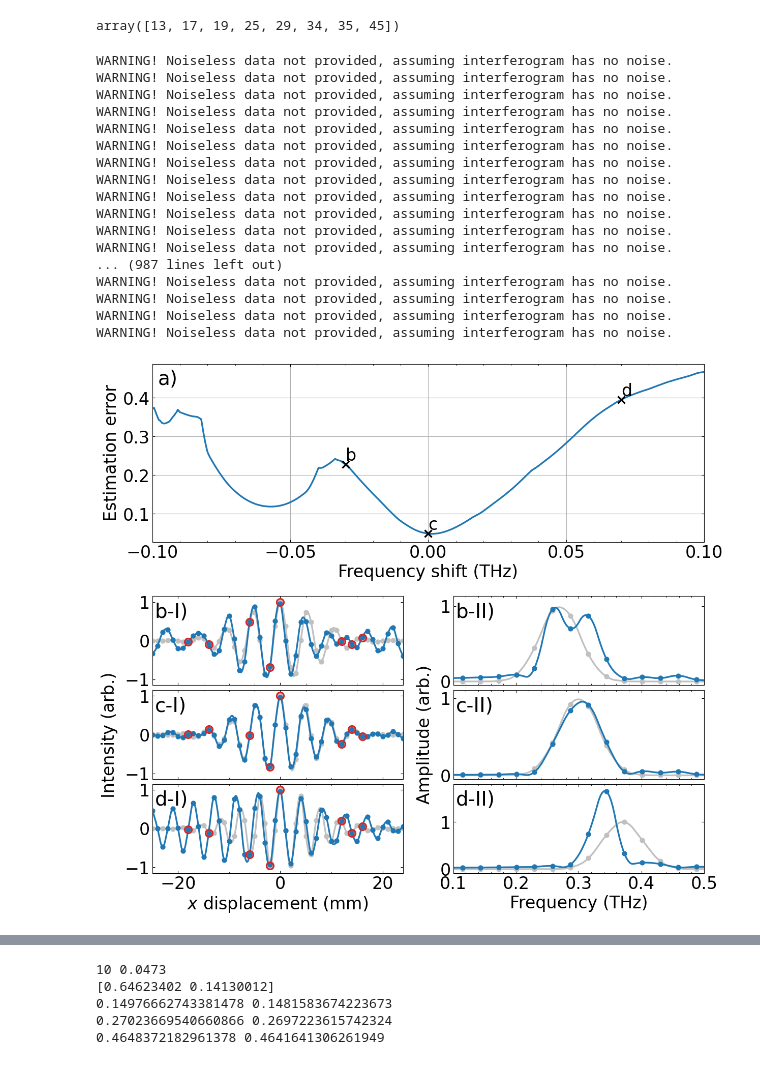
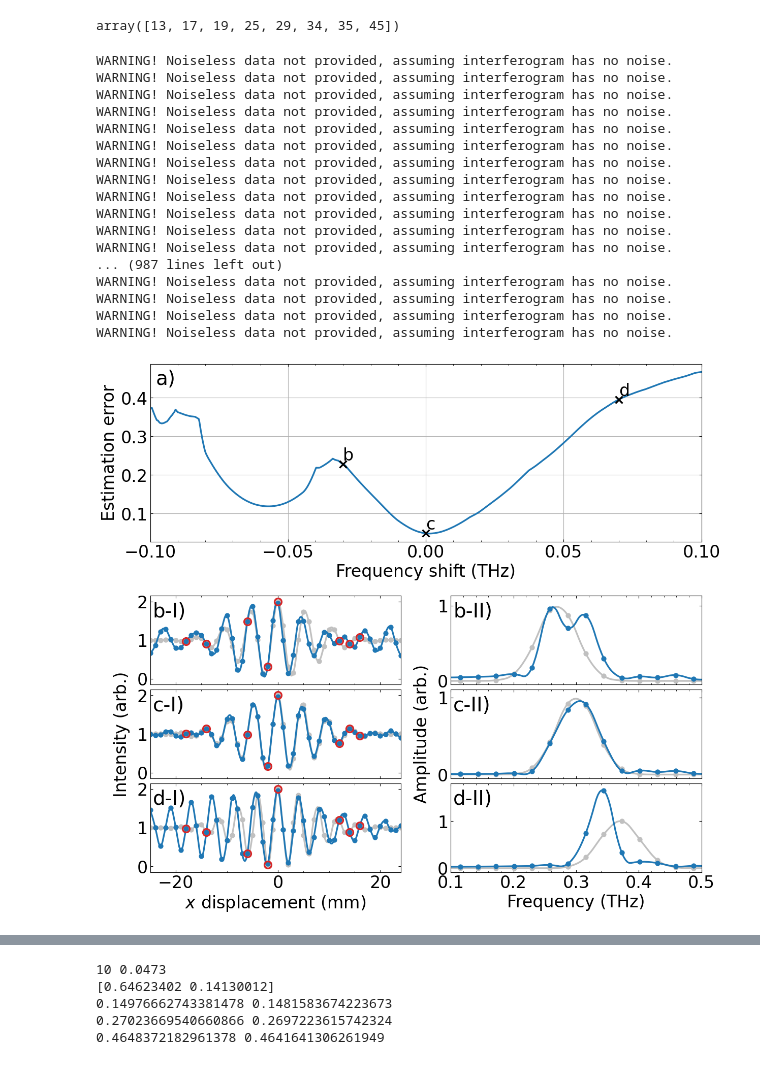
Before and after one commit to Jammi-Dodgers/THz-Compressed-Sensing, a Jupyter notebook: solution_robustness.ipynb, the cells around one changed output, grey strips where cells are left out. Saved outputs shown, nothing was run; the diff lists cells and outputs as text; code cells hidden in the pictures.

```diff
--- a/solution_robustness.ipynb
+++ b/solution_robustness.ipynb
@@ -144,12 +144,12 @@ axs[""].set_axis_off()
 for interfero_title, spectrum_title, target, target_DCT, target_FFT, reconstruction, reconstruction_DCT, reconstruction_FFT, shift, score, samples in \
     zip(["b-I)","c-I)","d-I)"], ["b-II)", "c-II)", "d-II)"], examples["target"], examples["target_DCT"], examples["target_FFT"],examples["reconstruction"], examples["reconstruction_DCT"], examples["reconstruction_FFT"], examples["shift"], examples["score"], examples["samples"]):
 
-    axs[interfero_title].plot(displacement, target, color= "silver", marker= ".", linestyle= "none")
-    axs[interfero_title].plot(cs.interpolate(displacement), cs.interpolate(target), color= "silver")
-    axs[interfero_title].plot(displacement, reconstruction, color= "tab:blue", marker= ".", linestyle= "none")
-    axs[interfero_title].plot(cs.interpolate(displacement), cs.interpolate(reconstruction), color= "tab:blue")
-    axs[interfero_title].plot(displacement, samples, linestyle= "none", marker= "o", markerfacecolor= "none", markeredgecolor= "tab:red")
-    axs[interfero_title].set(xlim= (displacement.min(), displacement.max()), ylim= (-1.15, 1.15))
+    axs[interfero_title].plot(displacement, target +1, color= "silver", marker= ".", linestyle= "none")
+    axs[interfero_title].plot(cs.interpolate(displacement), cs.interpolate(target) +1, color= "silver")
+    axs[interfero_title].plot(displacement, reconstruction +1, color= "tab:blue", marker= ".", linestyle= "none")
+    axs[interfero_title].plot(cs.interpolate(displacement), cs.interpolate(reconstruction) +1, color= "tab:blue")
+    axs[interfero_title].plot(displacement, samples +1, linestyle= "none", marker= "o", markerfacecolor= "none", markeredgecolor= "tab:red")
+    axs[interfero_title].set(xlim= (displacement.min(), displacement.max()), ylim= (-0.15, 2.15), yticks= [0,1,2])
     axs[interfero_title].tick_params(labelbottom= False)
     axs[interfero_title].annotate(interfero_title, (0.01,0.93), xycoords= 'axes fraction', ha= "left", va= "top", fontsize= 28)
 
@@ -163,35 +163,35 @@ for interfero_title, spectrum_title, target, target_DCT, target_FFT, reconstruct
 
     axs["a)"].plot(shift*1e-12, score, marker= "x", color= "k")
     axs["a)"].text(shift*1e-12, score +0.01, interfero_title.removesuffix("-I)"))
 
 axs["c-I)"].set_ylabel("Intensity (arb.)", labelpad= 10)
 axs["c-II)"].set_ylabel("Amplitude (arb.)", labelpad= 10)
 axs["d-I)"].set(xlabel= "$x$ displacement (mm)")
 axs["d-I)"].tick_params(labelbottom= True)
 axs["d-II)"].set(xlabel= "Frequency (THz)")
 axs["d-II)"].tick_params(labelbottom= True)
 
-fig.savefig("./graphs/frequency_shift_robustness_300.pdf", bbox_inches= "tight")
+#fig.savefig("./graphs/frequency_shift_robustness_300.pdf", bbox_inches= "tight")
 plt.show()
 # %% [output]
 WARNING! Noiseless data not provided, assuming interferogram has no noise.
 WARNING! Noiseless data not provided, assuming interferogram has no noise.
 WARNING! Noiseless data not provided, assuming interferogram has no noise.
 WARNING! Noiseless data not provided, assuming interferogram has no noise.
 WARNING! Noiseless data not provided, assuming interferogram has no noise.
 WARNING! Noiseless data not provided, assuming interferogram has no noise.
 WARNING! Noiseless data not provided, assuming interferogram has no noise.
 WARNING! Noiseless data not provided, assuming interferogram has no noise.
 WARNING! Noiseless data not provided, assuming interferogram has no noise.
 WARNING! Noiseless data not provided, assuming interferogram has no noise.
 WARNING! Noiseless data not provided, assuming interferogram has no noise.
 WARNING! Noiseless data not provided, assuming interferogram has no noise.
 ... (987 lines left out)
 WARNING! Noiseless data not provided, assuming interferogram has no noise.
 WARNING! Noiseless data not provided, assuming interferogram has no noise.
 WARNING! Noiseless data not provided, assuming interferogram has no noise.
 WARNING! Noiseless data not provided, assuming interferogram has no noise.
-[figure, old version]
+[figure, new version]
 # %%
 regularization_coeffient= 1e-2; samples = 8
 FWHM_freq= 75e9 #FWHM_fraction= 0.25
```
Also changed, not shown: parts of 3 cells of this notebook, 3 other files.
